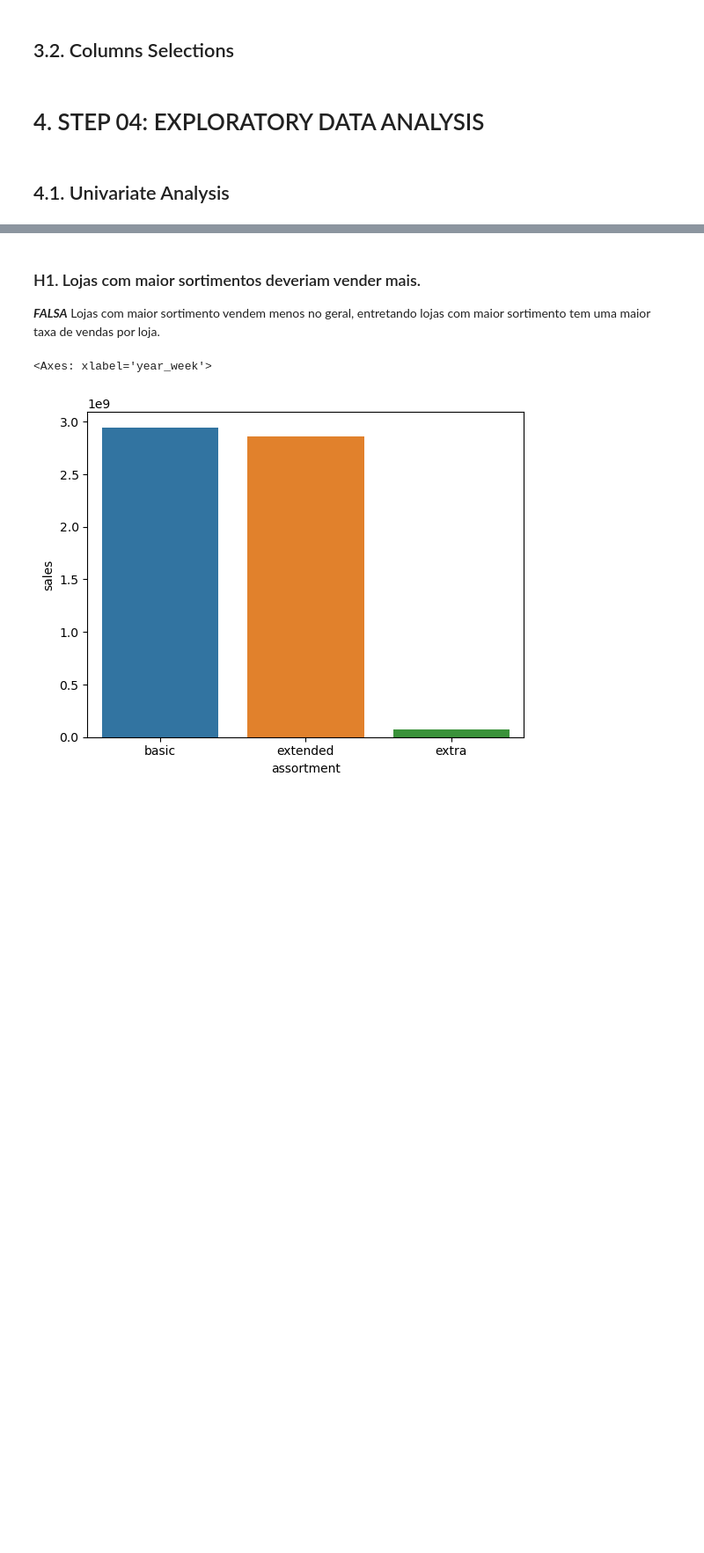
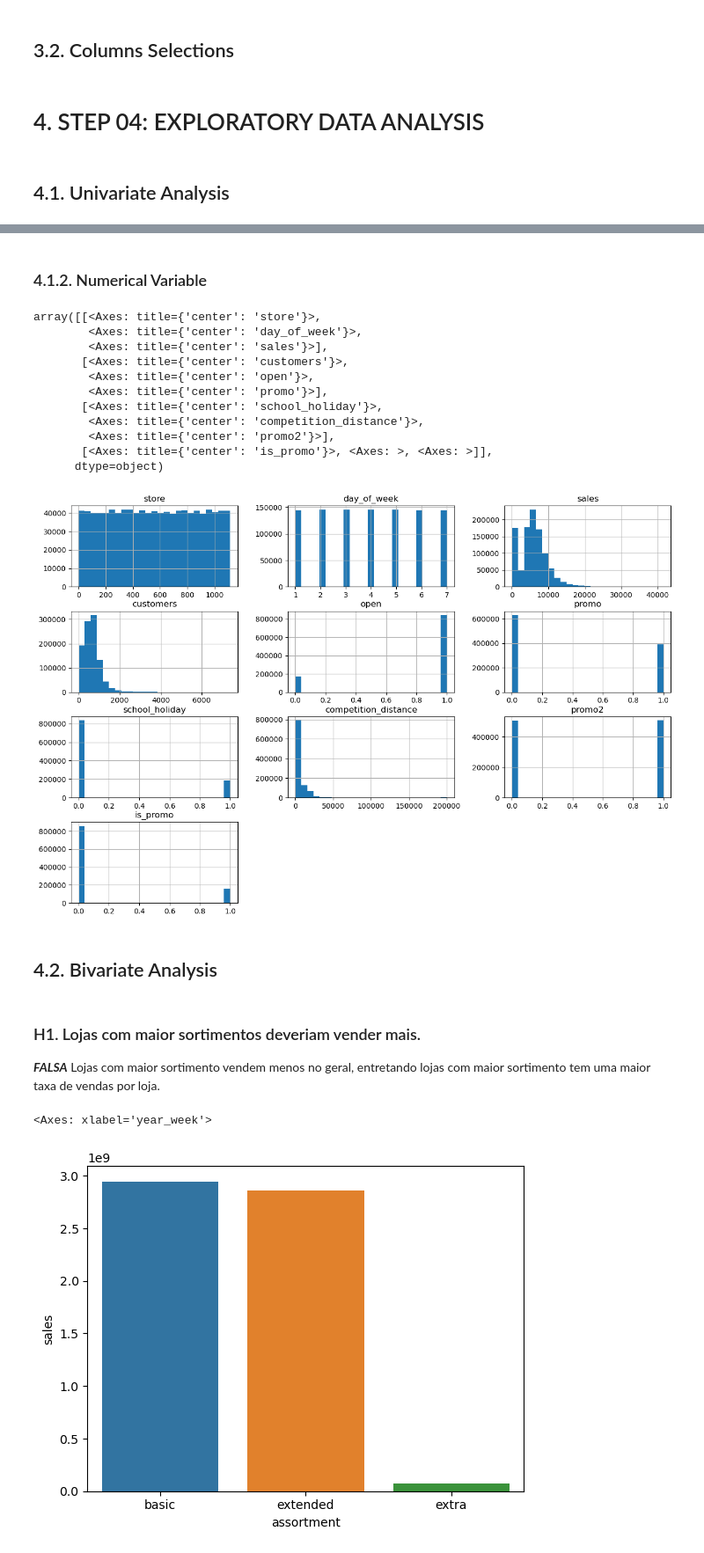
Before and after one commit to Priscila-Portela/telegram-rossmann, a Jupyter notebook: m04_v01_store_prediction.ipynb, the cells around one changed output, grey strips where cells are left out. Shown at 88% size. Cells and saved outputs as stored; diff of their text form; code cells hidden in the pictures; blank space fills up the shorter version.

```diff
--- a/m04_v01_store_prediction.ipynb
+++ b/m04_v01_store_prediction.ipynb
@@ -424,3 +449,22 @@ df4 = df3.copy()
+# %% [markdown]
+### 4.1.2. Numerical Variable
+# %%
+num_attributes.hist( bins=25, figsize=(15, 10))
+# %% [output]
+array([[<Axes: title={'center': 'store'}>,
+        <Axes: title={'center': 'day_of_week'}>,
+        <Axes: title={'center': 'sales'}>],
+       [<Axes: title={'center': 'customers'}>,
+        <Axes: title={'center': 'open'}>,
+        <Axes: title={'center': 'promo'}>],
+       [<Axes: title={'center': 'school_holiday'}>,
+        <Axes: title={'center': 'competition_distance'}>,
+        <Axes: title={'center': 'promo2'}>],
+       [<Axes: title={'center': 'is_promo'}>, <Axes: >, <Axes: >]],
+      dtype=object)
+[figure, added]
+# %% [markdown]
+## 4.2. Bivariate Analysis
 # %% [markdown]
 ### H1. Lojas com maior sortimentos deveriam vender mais.
 
```
Also changed, not shown: parts of 46 cells of this notebook.
